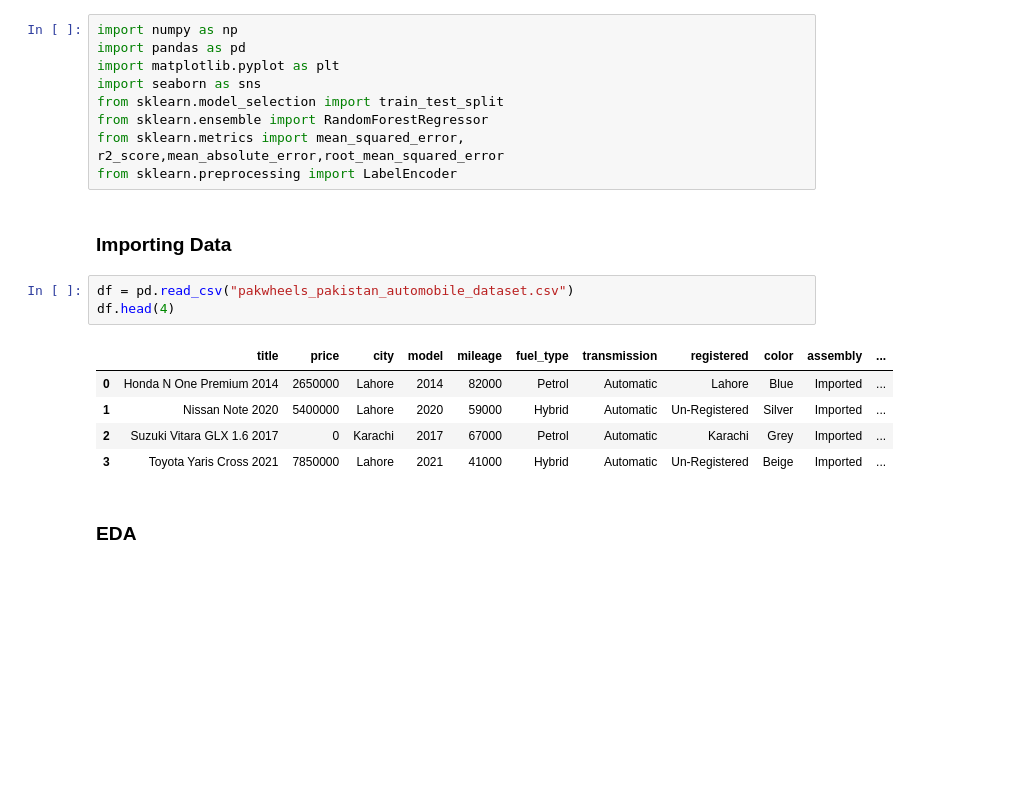
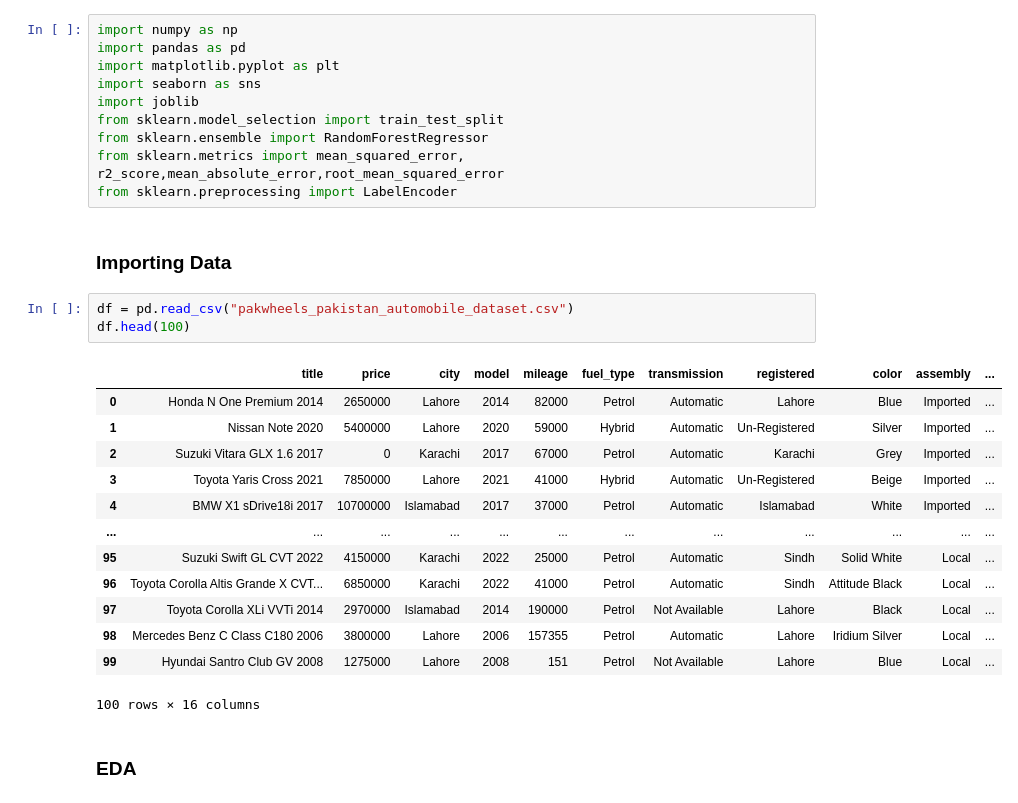
Before and after one commit to Khubaib8281/Car_price_prediction_Model, a Jupyter notebook: Pak_wheels_Price_prediction_model.ipynb, the cells around one changed output. Saved outputs shown, nothing was run; the diff lists cells and outputs as text; blank space fills up the shorter version.

```diff
--- a/Pak_wheels_Price_prediction_model.ipynb
+++ b/Pak_wheels_Price_prediction_model.ipynb
@@ -3,6 +3,7 @@ import numpy as np
 import pandas as pd
 import matplotlib.pyplot as plt
 import seaborn as sns
+import joblib
 from sklearn.model_selection import train_test_split
 from sklearn.ensemble import RandomForestRegressor
 from sklearn.metrics import mean_squared_error, r2_score,mean_absolute_error,root_mean_squared_error
@@ -11,13 +12,21 @@ from sklearn.preprocessing import LabelEncoder
 ### Importing Data
 # %%
 df = pd.read_csv("pakwheels_pakistan_automobile_dataset.csv")
-df.head(4)
+df.head(100)
 # %% [output]
 |  | title | price | city | model | mileage | fuel_type | transmission | registered | color | assembly | ... |
 | 0 | Honda N One Premium 2014 | 2650000 | Lahore | 2014 | 82000 | Petrol | Automatic | Lahore | Blue | Imported | ... |
 | 1 | Nissan Note 2020 | 5400000 | Lahore | 2020 | 59000 | Hybrid | Automatic | Un-Registered | Silver | Imported | ... |
 | 2 | Suzuki Vitara GLX 1.6 2017 | 0 | Karachi | 2017 | 67000 | Petrol | Automatic | Karachi | Grey | Imported | ... |
 | 3 | Toyota Yaris Cross 2021 | 7850000 | Lahore | 2021 | 41000 | Hybrid | Automatic | Un-Registered | Beige | Imported | ... |
+| 4 | BMW X1 sDrive18i 2017 | 10700000 | Islamabad | 2017 | 37000 | Petrol | Automatic | Islamabad | White | Imported | ... |
+| ... | ... | ... | ... | ... | ... | ... | ... | ... | ... | ... | ... |
+| 95 | Suzuki Swift GL CVT 2022 | 4150000 | Karachi | 2022 | 25000 | Petrol | Automatic | Sindh | Solid White | Local | ... |
+| 96 | Toyota Corolla Altis Grande X CVT... | 6850000 | Karachi | 2022 | 41000 | Petrol | Automatic | Sindh | Attitude Black | Local | ... |
+| 97 | Toyota Corolla XLi VVTi 2014 | 2970000 | Islamabad | 2014 | 190000 | Petrol | Not Available | Lahore | Black | Local | ... |
+| 98 | Mercedes Benz C Class C180 2006 | 3800000 | Lahore | 2006 | 157355 | Petrol | Automatic | Lahore | Iridium Silver | Local | ... |
+| 99 | Hyundai Santro Club GV 2008 | 1275000 | Lahore | 2008 | 151 | Petrol | Not Available | Lahore | Blue | Local | ... |
+100 rows × 16 columns
 # %% [markdown]
 ### **EDA**
 # %%
```
Also changed, not shown: parts of 14 cells of this notebook, 2 other files.
